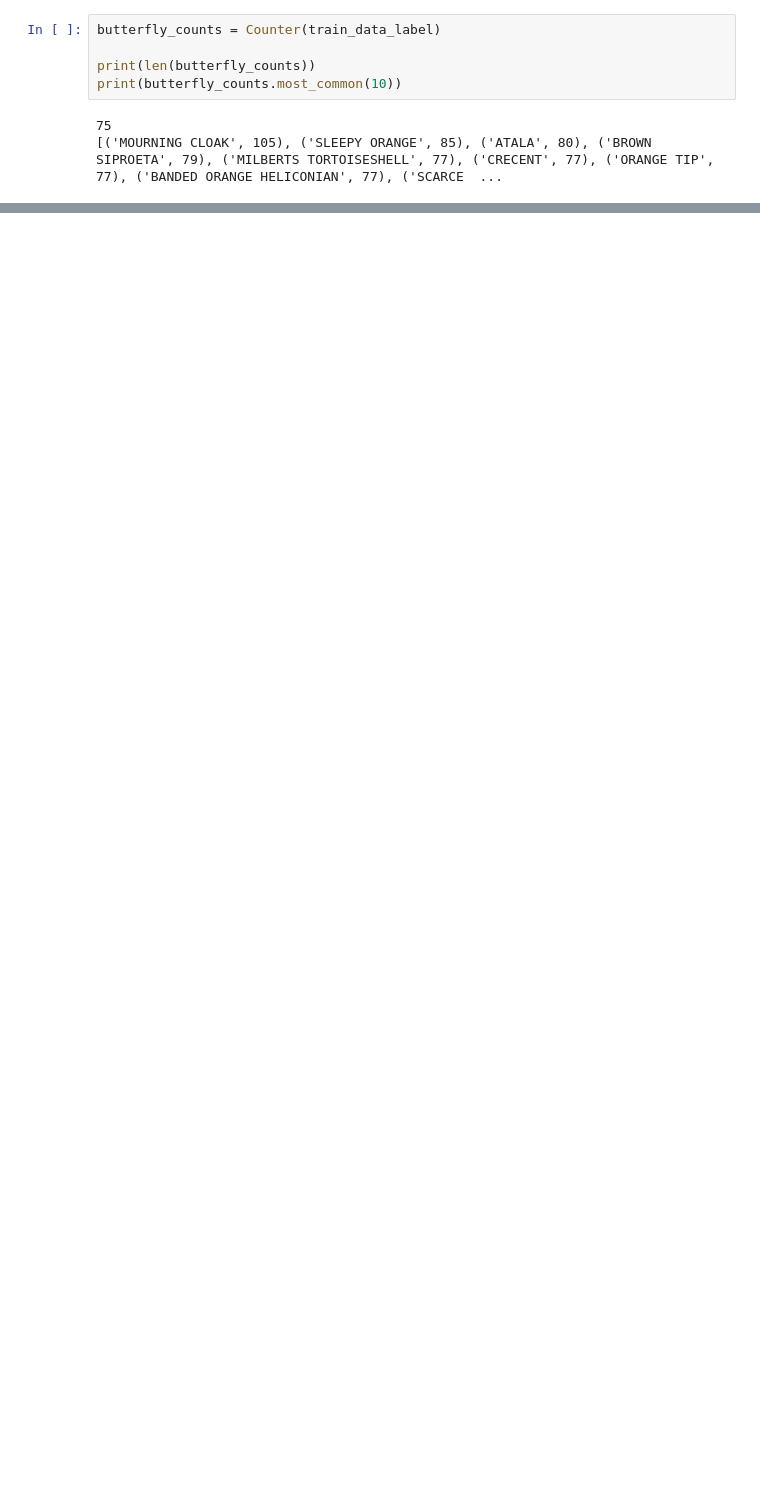
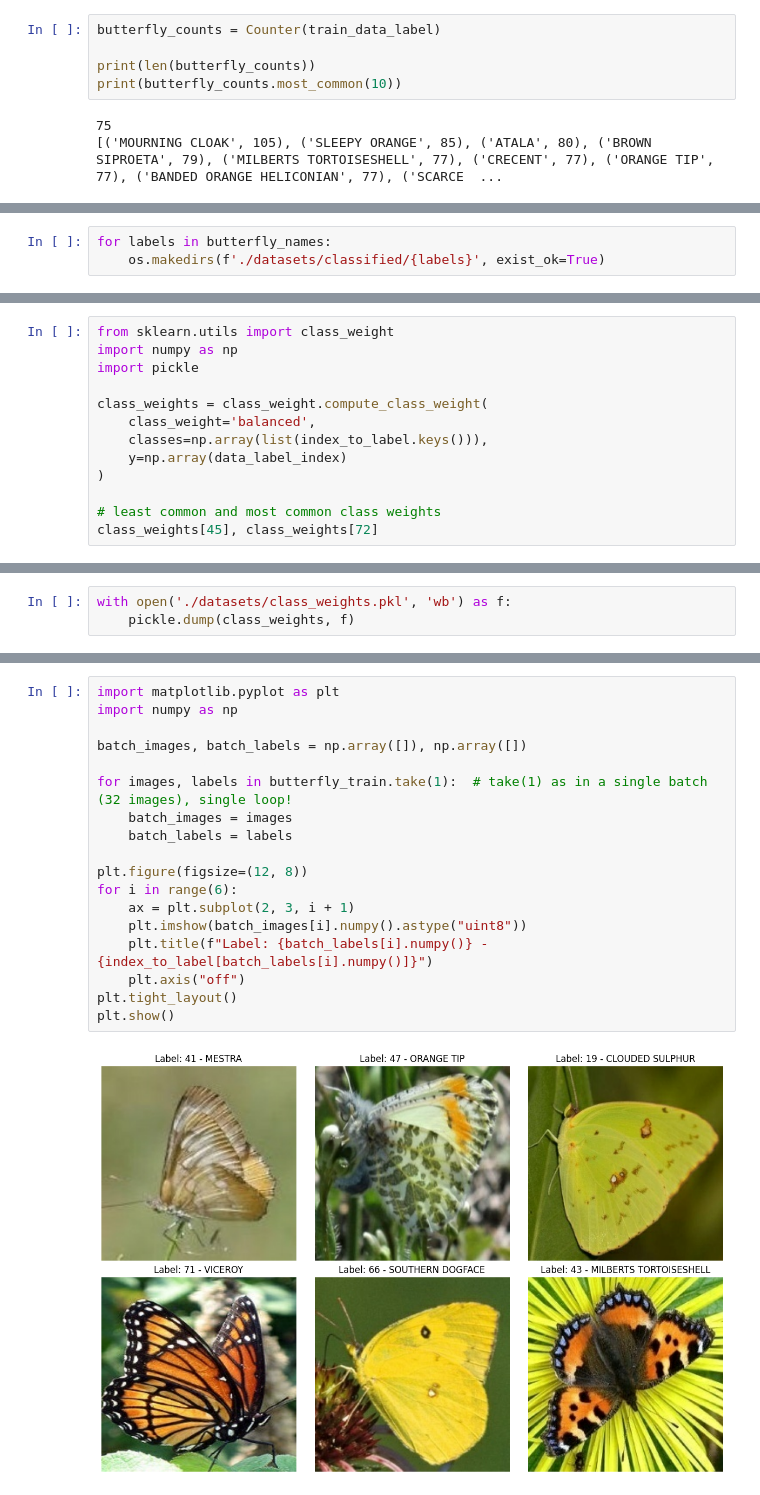
Before and after one commit to maxjo020418/Bamboo_kaggle, a Jupyter notebook: eda.ipynb, the cells around one changed output, grey strips where cells are left out. Saved outputs shown, nothing was run; the diff lists cells and outputs as text; blank space fills up the shorter version.

```diff
--- a/eda.ipynb
+++ b/eda.ipynb
@@ -32,0 +75,3 @@ print(butterfly_counts.most_common(10))
+# %%
+for labels in butterfly_names:
+    os.makedirs(f'./datasets/classified/{labels}', exist_ok=True)
@@ -52,0 +119,13 @@ Counter({'MOURNING CLOAK': 105,
+# %%
+from sklearn.utils import class_weight
+import numpy as np
+import pickle
+
+class_weights = class_weight.compute_class_weight(
+    class_weight='balanced',
+    classes=np.array(list(index_to_label.keys())),
+    y=np.array(data_label_index)
+)
+
+# least common and most common class weights
+class_weights[45], class_weights[72]
@@ -52,0 +134,3 @@ Counter({'MOURNING CLOAK': 105,
+# %%
+with open('./datasets/class_weights.pkl', 'wb') as f:
+    pickle.dump(class_weights, f)
@@ -52,0 +186,20 @@ Counter({'MOURNING CLOAK': 105,
+# %%
+import matplotlib.pyplot as plt
+import numpy as np
+
+batch_images, batch_labels = np.array([]), np.array([])
+
+for images, labels in butterfly_train.take(1):  # take(1) as in a single batch (32 images), single loop!
+    batch_images = images
+    batch_labels = labels
+
+plt.figure(figsize=(12, 8))
+for i in range(6):
+    ax = plt.subplot(2, 3, i + 1)
+    plt.imshow(batch_images[i].numpy().astype("uint8"))
+    plt.title(f"Label: {batch_labels[i].numpy()} - {index_to_label[batch_labels[i].numpy()]}")
+    plt.axis("off")
+plt.tight_layout()
+plt.show()
+# %% [output]
+[figure, added]
```
Also changed, not shown: parts of 15 cells of this notebook, 5 other files.
